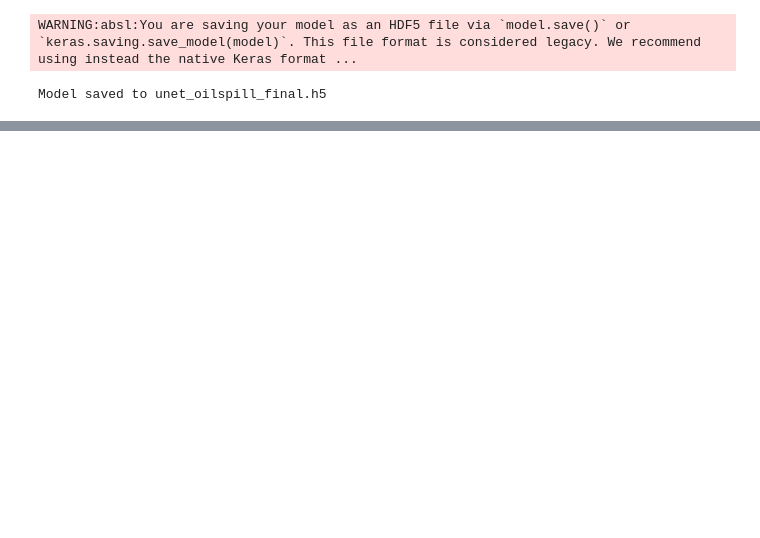
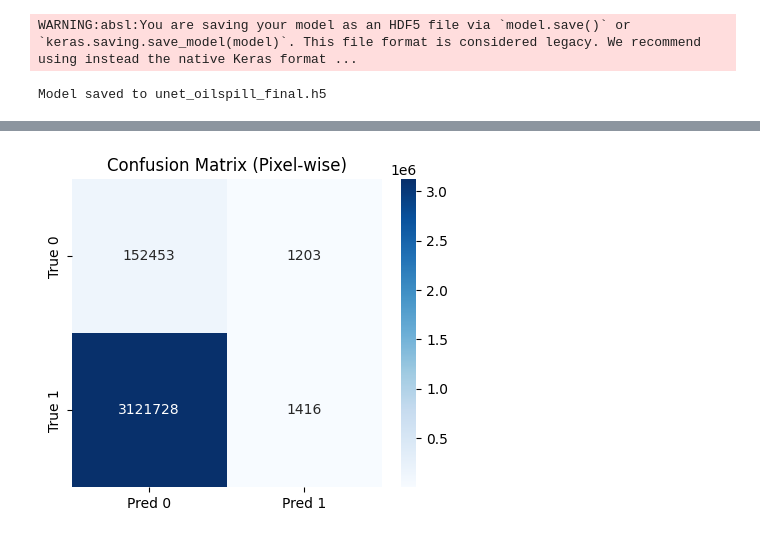
Before and after one commit to Sarya-Mariam/AI_SpillGuard_OSD-Sarya-Mariam-Jacob, a Jupyter notebook: Oil.ipynb, the cells around one changed output, grey strips where cells are left out. Cells and saved outputs as stored; diff of their text form; code cells hidden in the pictures; blank space fills up the shorter version.

```diff
--- a/Oil.ipynb
+++ b/Oil.ipynb
@@ -480,0 +582,59 @@ Model saved to unet_oilspill_final.h5
+# %%
+from sklearn.metrics import confusion_matrix
+import seaborn as sns
+import matplotlib.pyplot as plt
+
+def evaluate_confusion_matrix_metrics(model, img_paths, mask_paths, threshold=0.5, n_samples=50):
+    """
+    Computes pixel-wise confusion matrix and metrics (Precision, Recall, F1, IoU).
+    """
+    y_true_all, y_pred_all = [], []
+
+    # Collect predictions for a subset of test images
+    for i in range(min(n_samples, len(img_paths))):
+        img = read_image(img_paths[i])
+        mask = read_mask(mask_paths[i])
+
+        pred = model.predict(np.expand_dims(img, 0))[0]
+        pred_bin = (pred[:,:,0] > threshold).astype("int").flatten()
+        mask_bin = mask[:,:,0].astype("int").flatten()
+
+        y_true_all.extend(mask_bin)
+        y_pred_all.extend(pred_bin)
+
+    # Confusion matrix
+    cm = confusion_matrix(y_true_all, y_pred_all)
+    TN, FP, FN, TP = cm.ravel()
+
+    # Metrics
+    precision = TP / (TP + FP + 1e-7)
+    recall    = TP / (TP + FN + 1e-7)
+    f1_score  = 2 * precision * recall / (precision + recall + 1e-7)
+    iou       = TP / (TP + FP + FN + 1e-7)
+
+    metrics = {
+        "TN": TN, "FP": FP, "FN": FN, "TP": TP,
+        "Precision": precision,
+        "Recall": recall,
+        "F1-score": f1_score,
+        "IoU": iou
+    }
+    return cm, metrics
+
+# Run evaluation
+cm, metrics = evaluate_confusion_matrix_metrics(model, test_imgs, test_masks)
+
+print("\n🧾 Confusion Matrix (pixel-wise):")
+print(cm)
+
+print("\n📊 Derived Metrics from Confusion Matrix:")
+for k,v in metrics.items():
+    print(f"{k:10s}: {v:.4f}" if isinstance(v,float) else f"{k:10s}: {v}")
+
+# Plot heatmap
+plt.figure(figsize=(5,4))
+sns.heatmap(cm, annot=True, fmt="d", cmap="Blues",
+            xticklabels=["Pred 0","Pred 1"], yticklabels=["True 0","True 1"])
+plt.title("Confusion Matrix (Pixel-wise)")
+plt.show()
+# %% [output]
@@ -480,0 +658 @@ Model saved to unet_oilspill_final.h5
+[figure, added]
```
Also changed, not shown: parts of 14 cells of this notebook.
